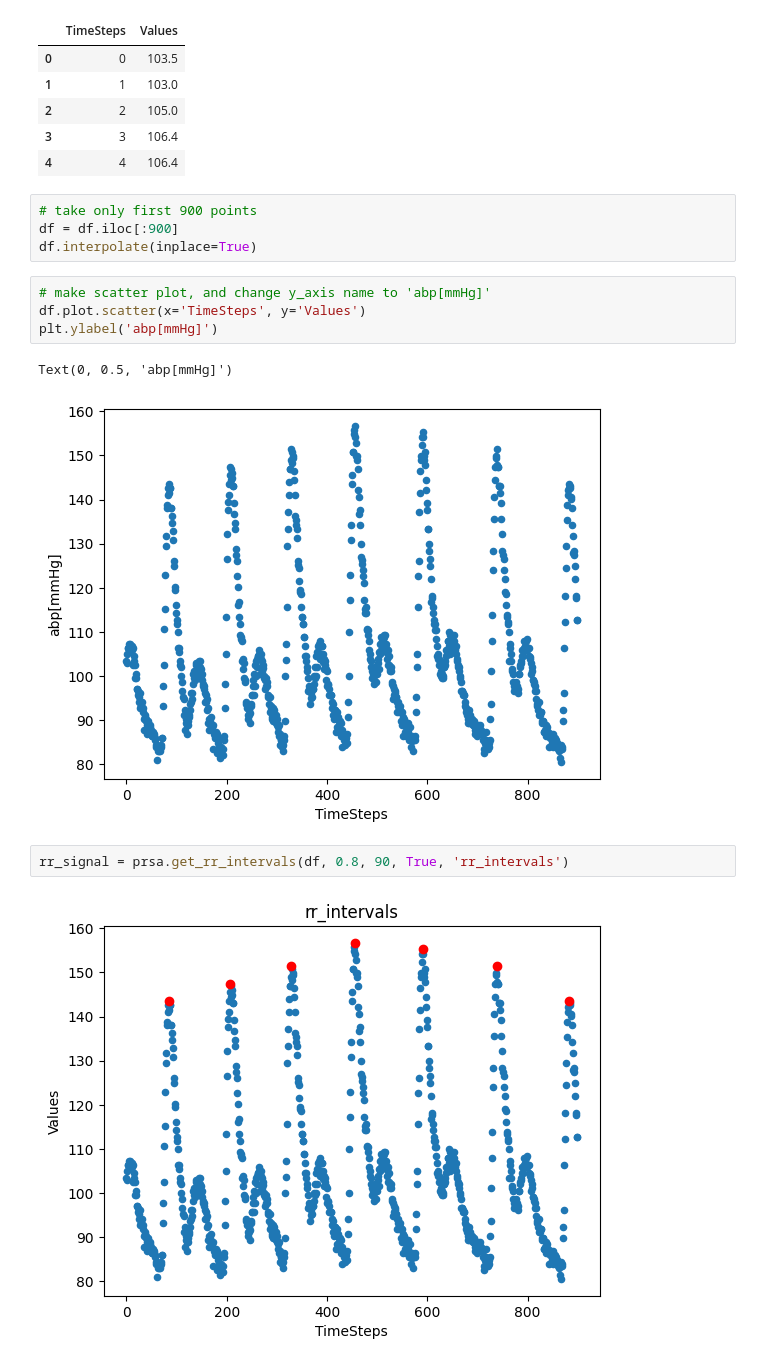
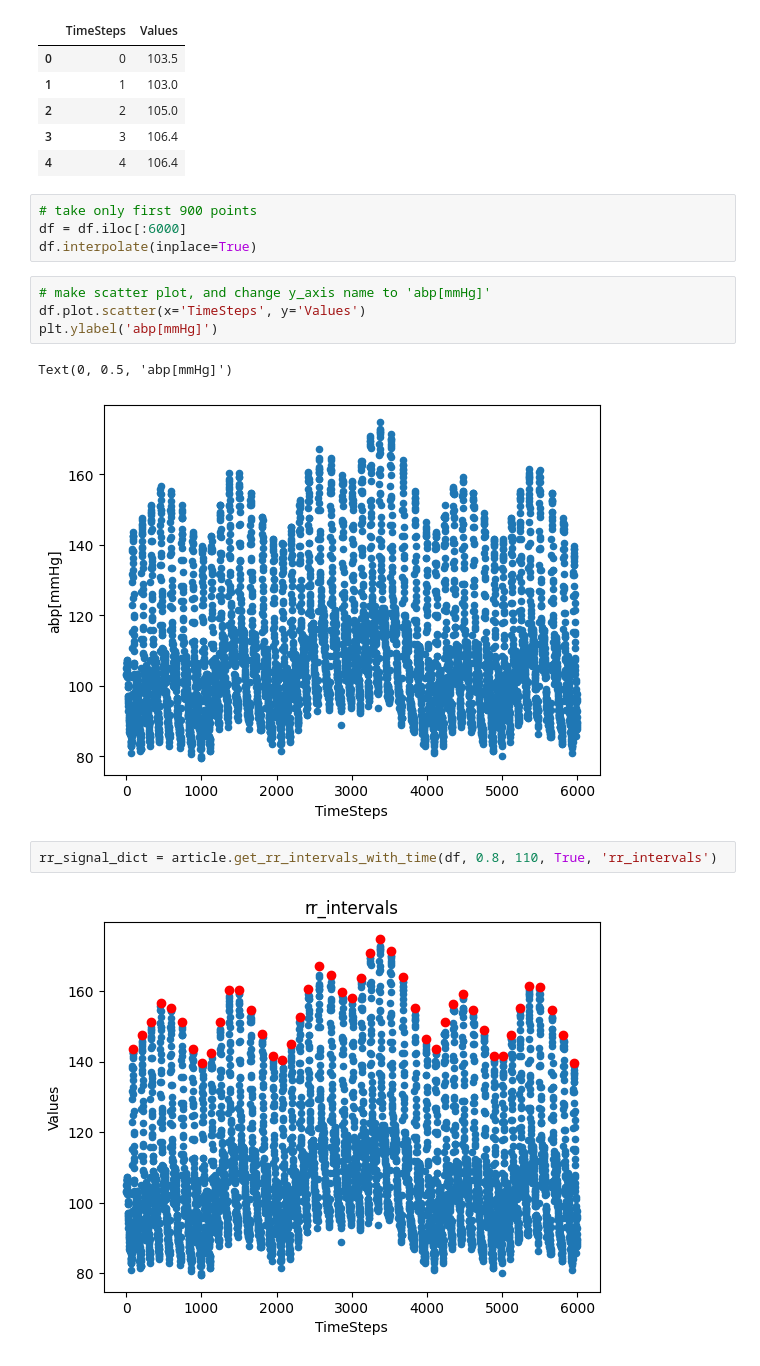
Before and after one commit to IgnacyBerent/BrainLab, a Jupyter notebook: article_images.ipynb, the cells around one changed output. Cells and saved outputs as stored; diff of their text form.

Commit message:
remaking functions to plot properly analysis for conference

```diff
--- a/article_images.ipynb
+++ b/article_images.ipynb
@@ -15,7 +16,7 @@ df.head()
 | 4 | 4 | 106.4 |
 # %%
 # take only first 900 points
-df = df.iloc[:900]
+df = df.iloc[:6000]
 df.interpolate(inplace=True)
 # %%
 # make scatter plot, and change y_axis name to 'abp[mmHg]'
@@ -23,8 +24,8 @@ df.plot.scatter(x='TimeSteps', y='Values')
 plt.ylabel('abp[mmHg]')
 # %% [output]
 Text(0, 0.5, 'abp[mmHg]')
-[figure, old version]
+[figure, new version]
 # %%
-rr_signal = prsa.get_rr_intervals(df, 0.8, 90, True, 'rr_intervals')
+rr_signal_dict = article.get_rr_intervals_with_time(df, 0.8, 110, True, 'rr_intervals')
 # %% [output]
-[figure, old version]
+[figure, new version]
```
Also changed, not shown: parts of 4 cells of this notebook, 1 other file.
